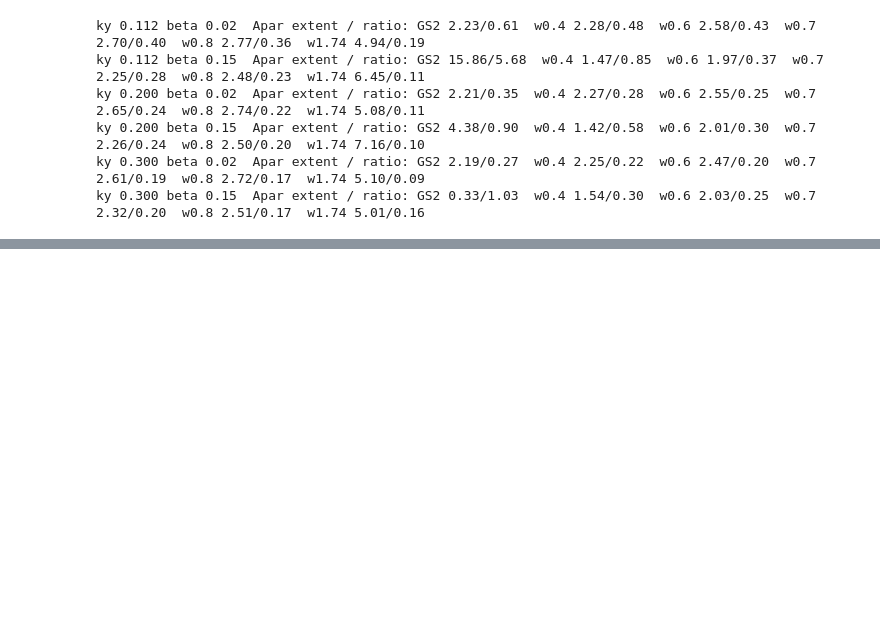
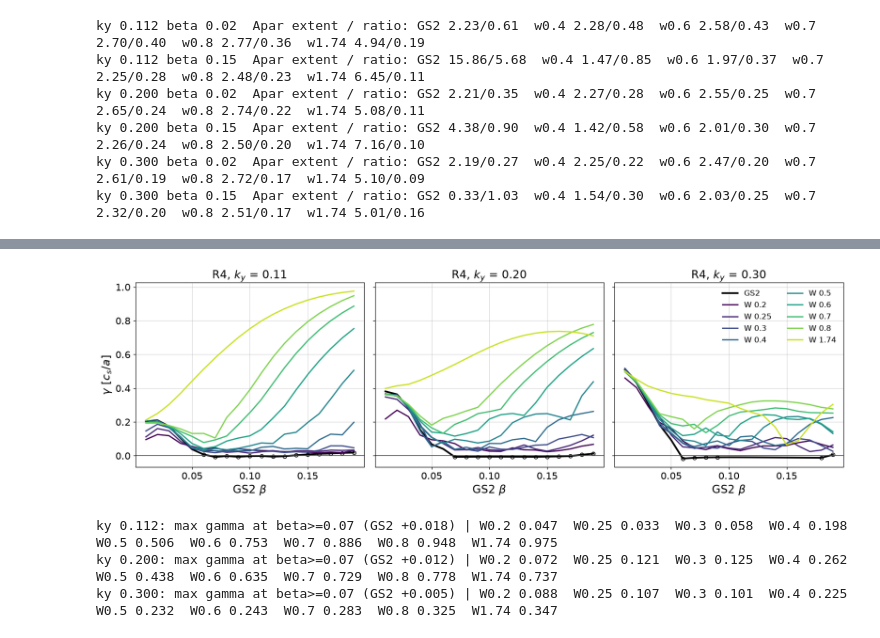
Before and after one commit to FelixWattsYork/General_Analysis, a Jupyter notebook: notebooks/beta_stabilisation_modes.ipynb, the cells around one changed output, grey strips where cells are left out. Drawn from its saved outputs; the diff is of its cells as text; code cells hidden in the pictures; blank space fills up the shorter version.

Commit message:
beta_stabilisation_modes: R4 GFTM convergence study (WIDTH 0.2-0.5, NBASIS/NXGRID, USE_BPAR=F) and Bpar/phi ratio vs ky (Fusion_PhD-38e9.9)

```diff
--- a/notebooks/beta_stabilisation_modes.ipynb
+++ b/notebooks/beta_stabilisation_modes.ipynb
@@ -767,0 +774,43 @@ ky 0.300 beta 0.15  Apar extent / ratio: GS2 0.33/1.03  w0.4 1.54/0.30  w0.6 2.0
+# %%
+def load_conv(leaf):
+    d = load_r4("GFTM", "scan_beta_f05_conv", leaf)
+    return d.squeeze("bpar", drop=True) if "bpar" in d.dims else d
+
+
+C = {leaf: load_conv(leaf) for leaf in
+     ["width_0p2", "width_0p25", "width_0p3", "width_0p5", "nobpar_w0p4", "nobpar_w0p8", "nobpar_w1p74",
+      *(f"nb{nb}_nx{nx}_w{w}" for w in ("0p8", "1p74") for nb, nx in ((12, 32), (16, 32), (20, 32), (12, 48), (12, 64), (20, 64)))]}
+jconv = [1, 9, 14, 18]   # beta indices of the nb*_nx* leaves: GS2 beta 0.02, 0.10, 0.15, 0.19
+for leaf, d in C.items():
+    assert np.allclose(v(d.ky), v(R["GS2"].ky)[iky], atol=1e-3), leaf
+    assert d.beta.size == (4 if leaf.startswith("nb") else beta_r4.size), leaf
+gc = {leaf: v(dominant(d, "growth_rate")) for leaf, d in C.items()}
+gk = {w: gc[f"width_{str(w).replace('.', 'p')}"] for w in (0.2, 0.25, 0.3, 0.5)}
+gk |= {spec[3]: g[lab][iky] for lab, spec in r4_codes.items()}
+gk = dict(sorted(gk.items()))
+wcol = {w: plt.cm.viridis(x) for w, x in zip(gk, np.linspace(0, 0.92, len(gk)))}
+gs2_hi = beta_r4 >= 0.07
+
+fig_ws, axes = plt.subplots(1, len(iky), figsize=(5 * len(iky), 4.8), sharey=True)
+for col, i in enumerate(iky):
+    ax = axes[col]
+    ax.plot(beta_r4, g["GS2"][i], color="k", lw=2.5, label="GS2", marker="none")
+    ax.plot(beta_r4[unconv[i]], g["GS2"][i, unconv[i]], color="k", ls="", marker="o", ms=5, mfc="none")
+    for w, y in gk.items():
+        ax.plot(beta_r4, y[col], color=wcol[w], label=f"W {w:g}", marker="none")
+    ax.axhline(0, color="0.3", lw=1, marker="")
+    ax.set_title(rf"R4, $k_y$ = {float(gs2[r4].ky[i]):.2f}", fontsize=16)
+    ax.set_xlabel(r"GS2 $\beta$", fontsize=16)
+    ax.tick_params(labelsize=14)
+axes[0].set_ylabel(r"$\gamma$ [$c_s/a$]", fontsize=16)
+axes[-1].legend(fontsize=11, ncol=2)
+fig_ws.tight_layout()
+plt.show()
+for col, i in enumerate(iky):
+    print(f"ky {float(gs2[r4].ky[i]):.3f}: max gamma at beta>=0.07 (GS2 {g['GS2'][i, gs2_hi].max():+.3f}) | " +
+          "  ".join(f"W{w:g} {y[col, gs2_hi].max():.3f}" for w, y in gk.items()))
+# %% [output]
+[figure, added]
+ky 0.112: max gamma at beta>=0.07 (GS2 +0.018) | W0.2 0.047  W0.25 0.033  W0.3 0.058  W0.4 0.198  W0.5 0.506  W0.6 0.753  W0.7 0.886  W0.8 0.948  W1.74 0.975
+ky 0.200: max gamma at beta>=0.07 (GS2 +0.012) | W0.2 0.072  W0.25 0.121  W0.3 0.125  W0.4 0.262  W0.5 0.438  W0.6 0.635  W0.7 0.729  W0.8 0.778  W1.74 0.737
+ky 0.300: max gamma at beta>=0.07 (GS2 +0.005) | W0.2 0.088  W0.25 0.107  W0.3 0.101  W0.4 0.225  W0.5 0.232  W0.6 0.243  W0.7 0.283  W0.8 0.325  W1.74 0.347
```
Also changed, not shown: parts of 5 cells of this notebook.
